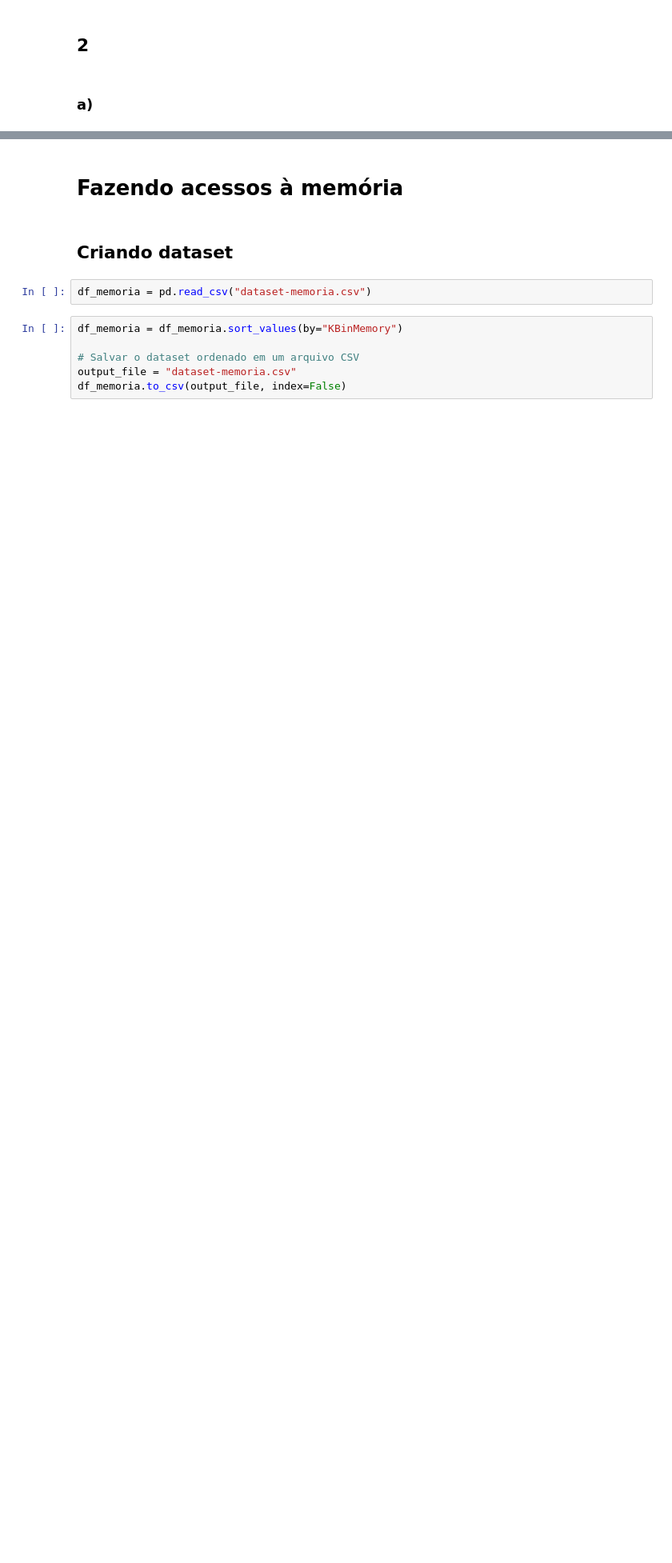
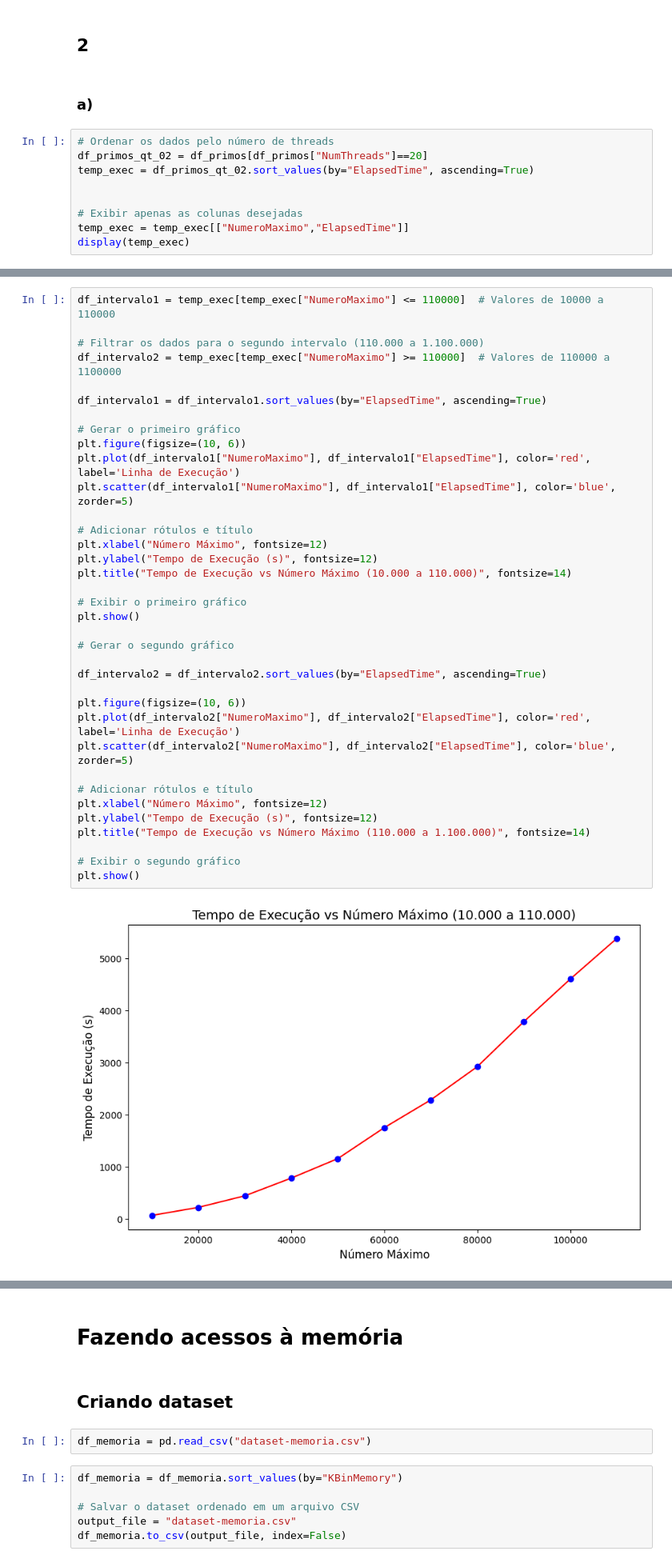
Before and after one commit to BrunSouza/Analise-desempenho-de-sistemas, a Jupyter notebook: analise.ipynb, the cells around one changed output, grey strips where cells are left out. Shown at 80% size. Drawn from its saved outputs; the diff is of its cells as text; blank space fills up the shorter version.

```diff
--- a/analise.ipynb
+++ b/analise.ipynb
@@ -122,3 +129,12 @@ plt.show()
 ## 2
 # %% [markdown]
 ### a)
+# %%
+# Ordenar os dados pelo número de threads
+df_primos_qt_02 = df_primos[df_primos["NumThreads"]==20]
+temp_exec = df_primos_qt_02.sort_values(by="ElapsedTime", ascending=True)
+
+
+# Exibir apenas as colunas desejadas
+temp_exec = temp_exec[["NumeroMaximo","ElapsedTime"]]
+display(temp_exec)
@@ -124,0 +159,38 @@ plt.show()
+# %%
+df_intervalo1 = temp_exec[temp_exec["NumeroMaximo"] <= 110000]  # Valores de 10000 a 110000
+
+# Filtrar os dados para o segundo intervalo (110.000 a 1.100.000)
+df_intervalo2 = temp_exec[temp_exec["NumeroMaximo"] >= 110000]  # Valores de 110000 a 1100000
+
+df_intervalo1 = df_intervalo1.sort_values(by="ElapsedTime", ascending=True)
+
+# Gerar o primeiro gráfico
+plt.figure(figsize=(10, 6))
+plt.plot(df_intervalo1["NumeroMaximo"], df_intervalo1["ElapsedTime"], color='red', label='Linha de Execução')
+plt.scatter(df_intervalo1["NumeroMaximo"], df_intervalo1["ElapsedTime"], color='blue', zorder=5)
+
+# Adicionar rótulos e título
+plt.xlabel("Número Máximo", fontsize=12)
+plt.ylabel("Tempo de Execução (s)", fontsize=12)
+plt.title("Tempo de Execução vs Número Máximo (10.000 a 110.000)", fontsize=14)
+
+# Exibir o primeiro gráfico
+plt.show()
+
+# Gerar o segundo gráfico
+
+df_intervalo2 = df_intervalo2.sort_values(by="ElapsedTime", ascending=True)
+
+plt.figure(figsize=(10, 6))
+plt.plot(df_intervalo2["NumeroMaximo"], df_intervalo2["ElapsedTime"], color='red', label='Linha de Execução')
+plt.scatter(df_intervalo2["NumeroMaximo"], df_intervalo2["ElapsedTime"], color='blue', zorder=5)
+
+# Adicionar rótulos e título
+plt.xlabel("Número Máximo", fontsize=12)
+plt.ylabel("Tempo de Execução (s)", fontsize=12)
+plt.title("Tempo de Execução vs Número Máximo (110.000 a 1.100.000)", fontsize=14)
+
+# Exibir o segundo gráfico
+plt.show()
+# %% [output]
+[figure, added]
```
Also changed, not shown: parts of 6 cells of this notebook, 1 other file.
